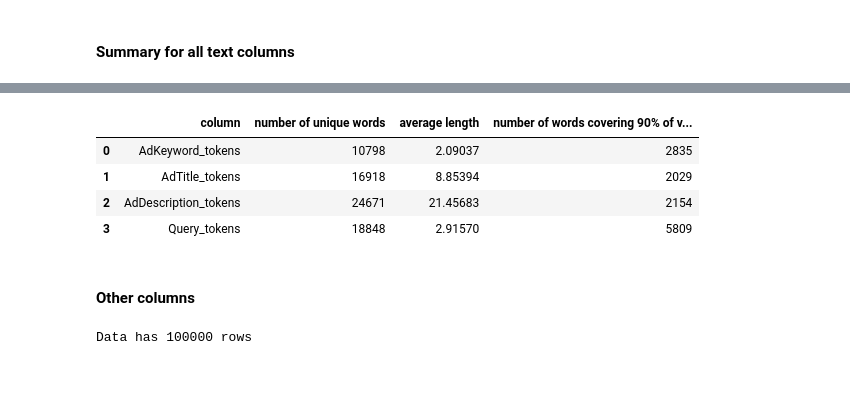
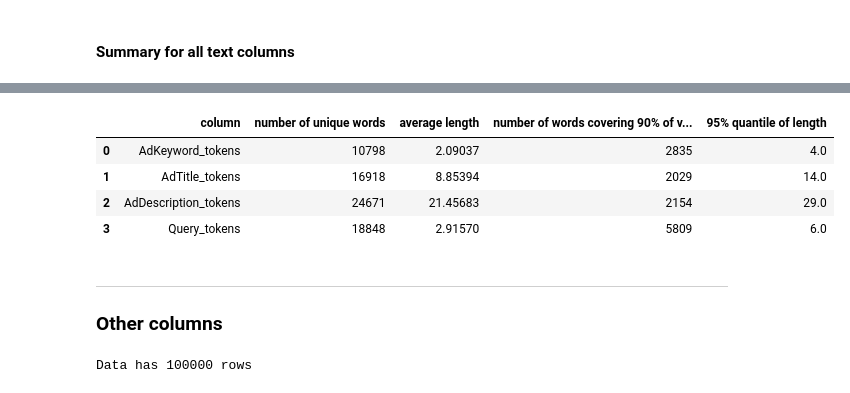
Before and after one commit to kaletap/adclick, a Jupyter notebook: exploration.ipynb, the cells around one changed output, grey strips where cells are left out. Saved outputs shown, nothing was run; the diff lists cells and outputs as text; code cells hidden in the pictures.

```diff
--- a/exploration.ipynb
+++ b/exploration.ipynb
@@ -12,7 +12,7 @@ import seaborn as sns
 from scipy.stats import zipf
 from collections import Counter
 # %%
-data = pd.read_csv("D100k.tsv", sep="\t")
+data = pd.read_csv("data/D100k.tsv", sep="\t")
 # %%
 data.head()
 # %% [output]
@@ -161,18 +163,24 @@ zipf_parameter = {
 }
 
 LOGLOG = True
+QUANTILE = 0.95
 
-lengths = []
+avg_lengths = []
 n_unique_words = []
 n_words_covering_most_vocabulary = []
+length_quantiles = []
 
 for text_column in text_columns:
     print(text_column)
     text = data[text_column].str.split("|")
 
-    avg_len = np.mean([len(tokens) for tokens in text.values])
+    lengths = [len(tokens) for tokens in text.values]
+    avg_len = np.mean(lengths)
     print(f"Average length of {text_column}: {avg_len:.2f}")
-    lengths.append(avg_len)
+    avg_lengths.append(avg_len)
+    len_quantile = np.quantile(lengths, QUANTILE)
+    length_quantiles.append(len_quantile)
+    print(f"{QUANTILE*100:.0f}% quantile of length: {len_quantile}")
 
     all_words = []
     for words in text.values:
@@ -183,6 +191,11 @@ for text_column in text_columns:
     number_of_words = len(all_words_count_values)
     print(f"Number of unique words in {text_column}: {number_of_words}")
     n_unique_words.append(number_of_words)
+
+    # Plotting length distribution
+    sns.distplot(lengths)
+    plt.title("Text length distribution")
+    plt.show()
 
     # Plotting coverage
     coverage = np.cumsum(all_words_count_values) / np.sum(all_words_count_values)
@@ -231,19 +246,21 @@ Number of unique words in Query_tokens: 18848
 # %%
 text_summary = pd.DataFrame({
     "column": text_columns,
     "number of unique words": n_unique_words,
-    "average length": lengths,
-    "number of words covering 90% of vocabulary": n_words_covering_most_vocabulary
+    "average length": avg_lengths,
+    "number of words covering 90% of vocabulary": n_words_covering_most_vocabulary,
+    f"{QUANTILE*100:.0f}% quantile of length": length_quantiles
 })
 text_summary
 # %% [output]
-|  | column | number of unique words | average length | number of words covering 90% of v... |
-| 0 | AdKeyword_tokens | 10798 | 2.09037 | 2835 |
-| 1 | AdTitle_tokens | 16918 | 8.85394 | 2029 |
-| 2 | AdDescription_tokens | 24671 | 21.45683 | 2154 |
-| 3 | Query_tokens | 18848 | 2.91570 | 5809 |
+|  | column | number of unique words | average length | number of words covering 90% of v... | 95% quantile of length |
+| 0 | AdKeyword_tokens | 10798 | 2.09037 | 2835 | 4.0 |
+| 1 | AdTitle_tokens | 16918 | 8.85394 | 2029 | 14.0 |
+| 2 | AdDescription_tokens | 24671 | 21.45683 | 2154 | 29.0 |
+| 3 | Query_tokens | 18848 | 2.91570 | 5809 | 6.0 |
 # %% [markdown]
-#### Other columns
+---
+### Other columns
 # %%
 print(f"Data has {data.shape[0]} rows")
 # %% [output]
```
Also changed, not shown: parts of 5 cells of this notebook.
